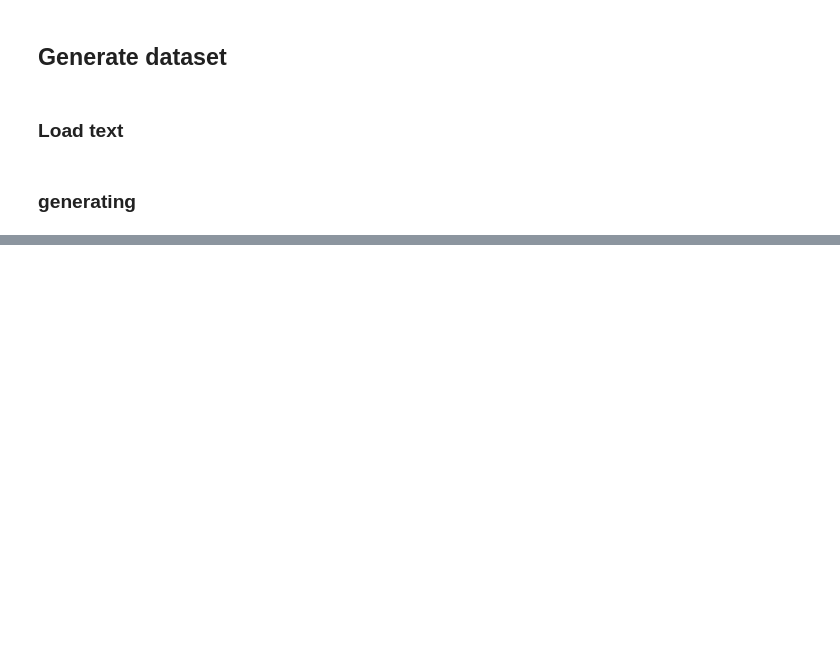
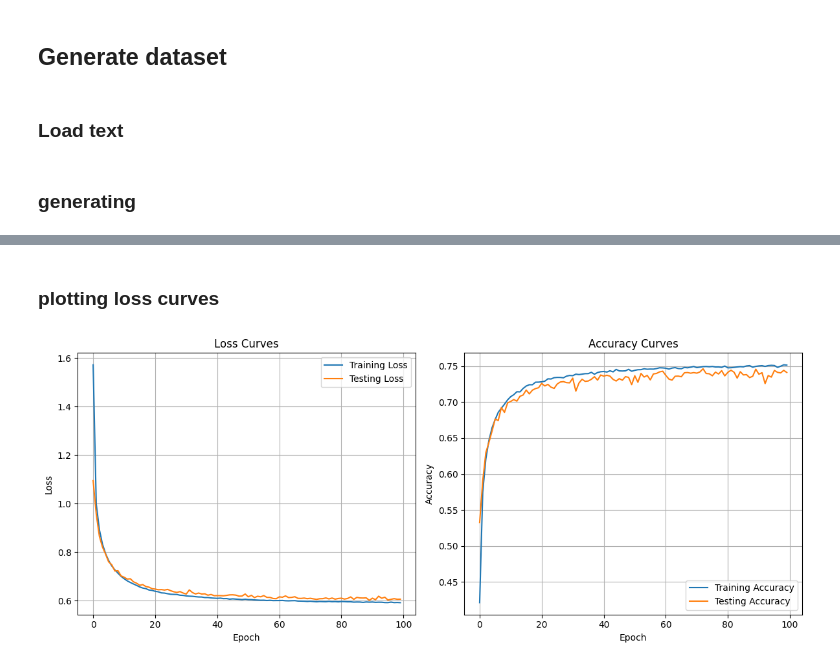
Before and after one commit to icemoon97/emergent-positional-embeddings, a Jupyter notebook: train_probes.ipynb, the cells around one changed output, grey strips where cells are left out. Drawn from its saved outputs; the diff is of its cells as text; code cells hidden in the pictures; blank space fills up the shorter version.

Commit message:
encapsulated probe model and trainer, overhauled training loop
now model and trainer can be found in probe_model.py
also added plot for loss curves, and more metrics saved when training

```diff
--- a/train_probes.ipynb
+++ b/train_probes.ipynb
@@ -224,0 +130,6 @@ weighted avg      0.735     0.736     0.735     31677
+# %%
+probe = LinearProbe(device, 768, 10)
+
+folder = f"ckpts/{model_name}/randwords_159k/layer{LAYER}"
+config = TrainerConfig(num_epochs=40, ckpt_path=folder)
+trainer = Trainer(device, probe, probe_train_dataset, probe_test_dataset, config)
@@ -224,0 +157,42 @@ weighted avg      0.735     0.736     0.735     31677
+# %% [markdown]
+### plotting loss curves
+# %%
+metrics_path = os.path.join(folder, 'metrics.json')
+
+# Load the metrics from the JSON file
+with open(metrics_path, 'r') as f:
+    metrics = json.load(f)['metrics']
+
+# Extract the loss and accuracy data
+train_loss = metrics['train_loss']
+test_loss = metrics['test_loss']
+train_acc = metrics['train_acc']
+test_acc = metrics['test_acc']
+
+# Plot the loss curves
+plt.figure(figsize=(12, 5))
+
+# Loss plot
+plt.subplot(1, 2, 1)
+plt.plot(train_loss, label='Training Loss')
+plt.plot(test_loss, label='Testing Loss')
+plt.title('Loss Curves')
+plt.xlabel('Epoch')
+plt.ylabel('Loss')
+plt.legend()
+plt.grid(True)
+
+# Accuracy plot
+plt.subplot(1, 2, 2)
+plt.plot(train_acc, label='Training Accuracy')
+plt.plot(test_acc, label='Testing Accuracy')
+plt.title('Accuracy Curves')
+plt.xlabel('Epoch')
+plt.ylabel('Accuracy')
+plt.legend()
+plt.grid(True)
+
+plt.tight_layout()
+plt.show()
+# %% [output]
+[figure, added]
```
Also changed, not shown: parts of 11 cells of this notebook, 2 other files.
